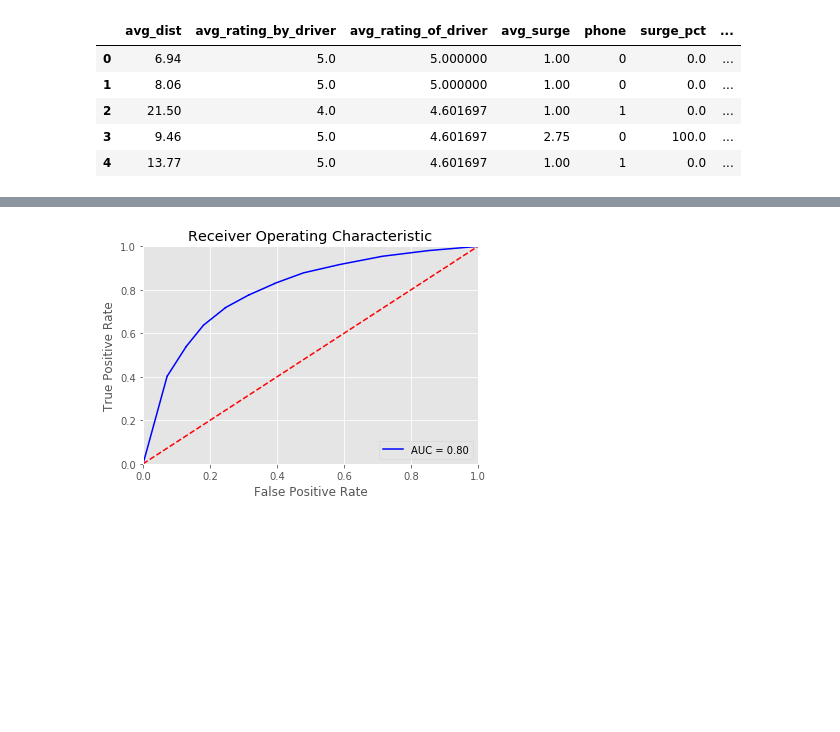
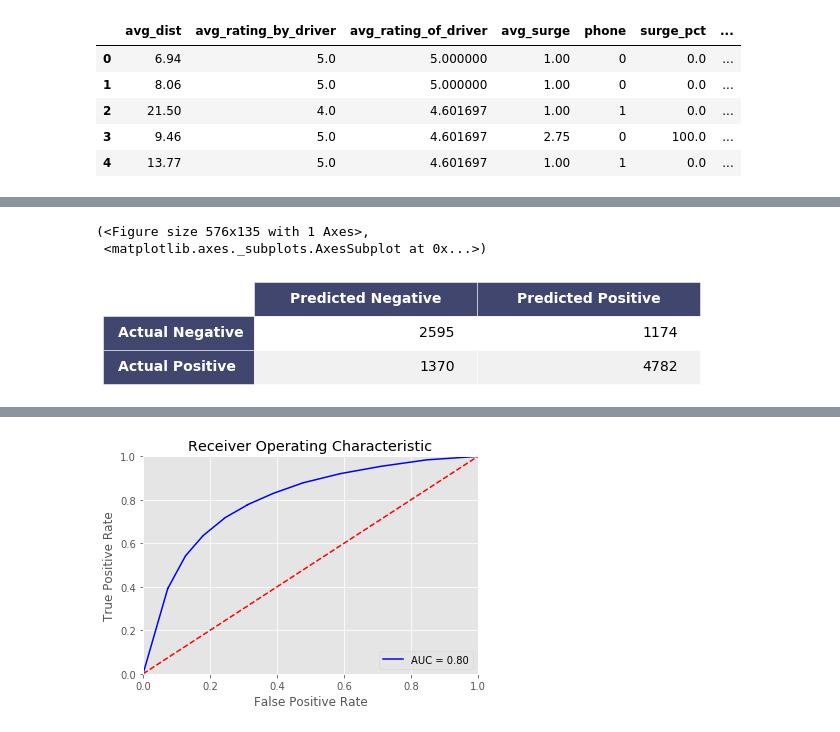
Before and after one commit to mkpetterson/ride-share-churn, a Jupyter notebook: analysis/random_forest.ipynb, the cells around one changed output, grey strips where cells are left out. Saved outputs shown, nothing was run; the diff lists cells and outputs as text; code cells hidden in the pictures; blank space fills up the shorter version.

```diff
--- a/analysis/random_forest.ipynb
+++ b/analysis/random_forest.ipynb
@@ -73,0 +75,8 @@ recall (probability of detection): 0.7878934624697337
+# %%
+data=confusion_df(y_test, pred)
+# %%
+render_mpl_table(data)
+# %% [output]
+(<Figure size 576x135 with 1 Axes>,
+ <matplotlib.axes._subplots.AxesSubplot at 0x...>)
+[figure, added]
```
Also changed, not shown: parts of 14 cells of this notebook, 4 other files.
